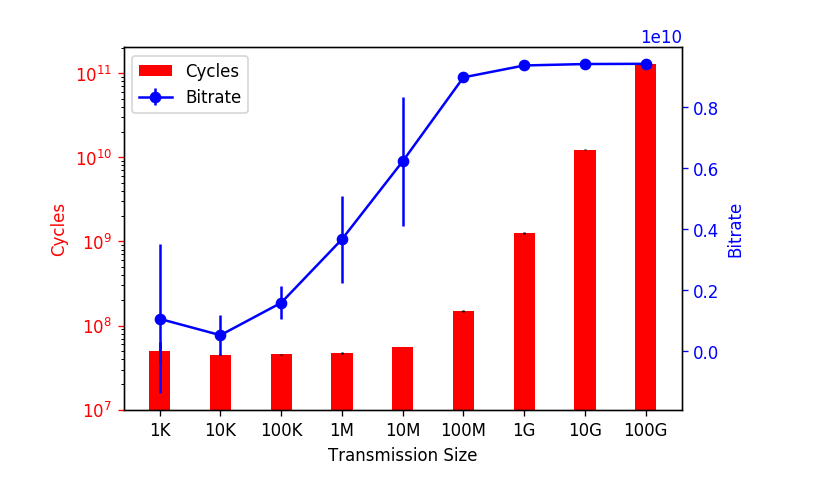
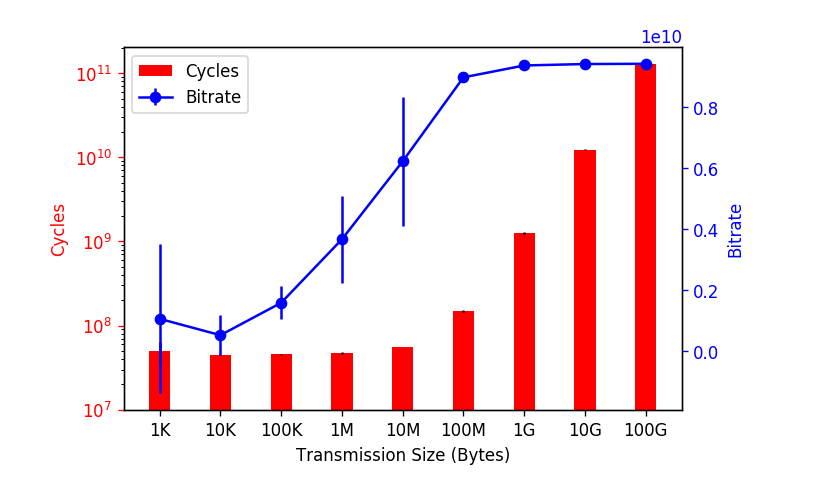
Before and after one commit to ljishen/EuCycles, a Jupyter notebook: visualization.ipynb, the cells around one changed output. Drawn from its saved outputs; the diff is of its cells as text; code cells hidden in the pictures.

```diff
--- a/visualization.ipynb
+++ b/visualization.ipynb
@@ -47,32 +47,32 @@ ax2 = ax1.twinx()
 clr = 'b'
 bitrate_bar = ax2.errorbar(ind, df.loc[ROW_NAME_AVG][1::2], color=clr, yerr=df.loc[ROW_NAME_STD][1::2], fmt='-o')
 # ax2.set_ylim(ymin=1e7)
 ax2.set_ylabel(df.columns[1][1], color=clr)
 ax2.tick_params('y', colors=clr)
 
 # Change the size of figure
 # See https://stackoverflow.com/a/4306340
 fig.set_dpi(120)
 
-ax1.set_xlabel('Transmission Size')
+ax1.set_xlabel('Transmission Size (Bytes)')
 labels = [h[0] for h in df.columns][0::2]
 plt.xticks(ind, labels)
 plt.legend([cycle_bar, bitrate_bar], df[df.columns[0][0]].columns)
 
 plt.savefig('charts/remote_read_cycles_64K.png', bbox_inches='tight')
 # %% [output]
 |  | 1K |  | 10K |  | 100K |  | 1M |  | 10M |  | 100M | ... |
 |  | Cycles | Bitrate | Cycles | Bitrate | Cycles | Bitrate | Cycles | Bitrate | Cycles | Bitrate | Cycles | ... |
 | 1 | 9.083273e+07 | 7.967476e+09 | 4.437245e+07 | 3.810731e+08 | 4.504857e+07 | 1.724532e+09 | 4.564903e+07 | 4.924612e+09 | 5.531910e+07 | 3.941308e+08 | 1.463841e+08 | ... |
 | 2 | 4.368738e+07 | 5.665639e+06 | 4.453142e+07 | 3.700443e+08 | 4.575153e+07 | 1.621911e+09 | 4.769429e+07 | 2.578027e+09 | 5.550027e+07 | 6.663137e+09 | 1.503795e+08 | ... |
 | 3 | 4.449316e+07 | 4.052278e+08 | 4.534191e+07 | 3.899424e+08 | 4.562023e+07 | 1.793735e+09 | 4.759147e+07 | 2.416434e+09 | 5.604905e+07 | 6.095472e+09 | 1.477370e+08 | ... |
 | 4 | 4.528877e+07 | 4.277009e+08 | 4.451244e+07 | 6.581796e+07 | 4.542423e+07 | 1.724532e+09 | 4.754446e+07 | 4.968002e+09 | 5.499049e+07 | 6.718251e+09 | 1.591745e+08 | ... |
 | 5 | 4.413800e+07 | 3.862227e+08 | 4.512599e+07 | 3.924622e+08 | 4.531049e+07 | 6.308373e+07 | 5.138937e+07 | 5.050274e+09 | 5.538188e+07 | 6.569758e+09 | 1.469791e+08 | ... |
 | 6 | 4.548109e+07 | 5.032296e+07 | 4.647449e+07 | 4.322671e+08 | 4.460700e+07 | 1.899697e+09 | 4.734022e+07 | 2.080343e+09 | 5.499971e+07 | 6.662759e+09 | 1.541818e+08 | ... |
 | 7 | 4.441743e+07 | 4.437152e+08 | 4.492989e+07 | 5.169360e+07 | 4.611504e+07 | 1.930880e+09 | 4.575954e+07 | 5.088295e+09 | 5.558956e+07 | 7.186311e+09 | 1.527114e+08 | ... |
 | 8 | 4.559611e+07 | 5.231702e+07 | 4.551798e+07 | 3.927794e+08 | 4.588910e+07 | 1.659854e+09 | 4.712751e+07 | 2.045723e+09 | 5.563189e+07 | 6.658512e+09 | 1.434740e+08 | ... |
 | 9 | 4.445990e+07 | 4.149173e+08 | 4.499954e+07 | 2.324728e+09 | 4.579977e+07 | 1.662323e+09 | 4.719369e+07 | 2.421950e+09 | 5.520755e+07 | 7.322116e+09 | 1.445423e+08 | ... |
 | 10 | 4.430371e+07 | 3.982526e+08 | 4.471133e+07 | 3.992343e+08 | 4.510151e+07 | 1.729871e+09 | 4.639598e+07 | 5.031959e+09 | 5.589882e+07 | 7.874195e+09 | 1.444127e+08 | ... |
 | AVG | 4.926983e+07 | 1.055182e+09 | 4.505174e+07 | 5.200042e+08 | 4.546675e+07 | 1.581042e+09 | 4.736856e+07 | 3.660562e+09 | 5.545683e+07 | 6.214464e+09 | 1.489976e+08 | ... |
 | STD | 1.461671e+07 | 2.435292e+09 | 6.225196e+05 | 6.494502e+08 | 4.580014e+05 | 5.427482e+08 | 1.596341e+06 | 1.434355e+09 | 3.510908e+05 | 2.102803e+09 | 5.055497e+06 | ... |
-[figure, old version]
+[figure, new version]
```
Also changed, not shown: 10 other files.
